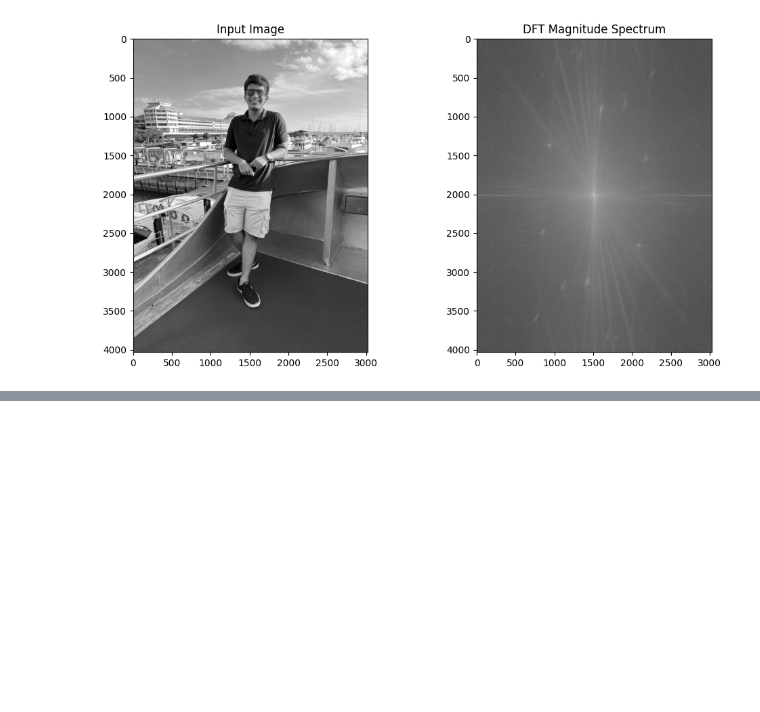
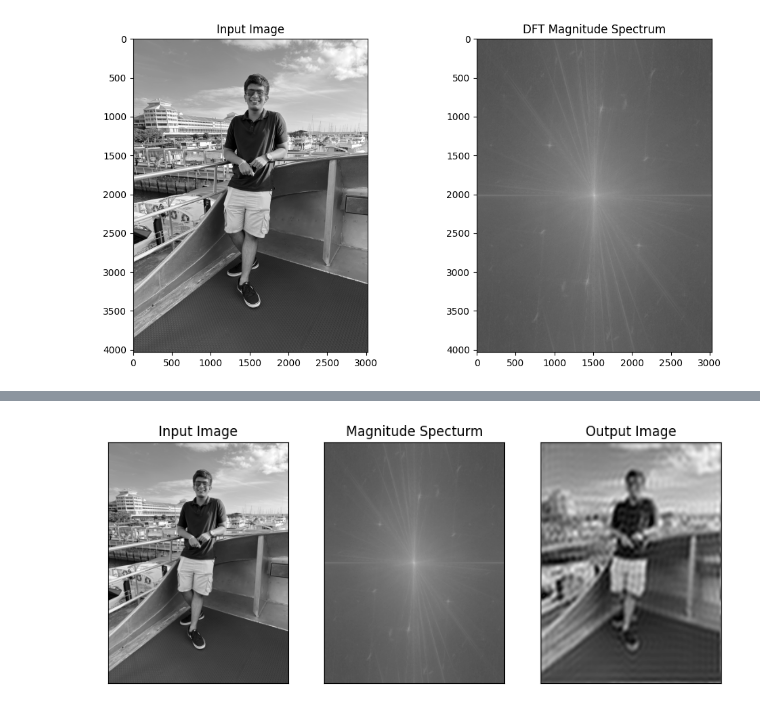
Before and after one commit to AnirbaanGhatak/Image-Processing, a Jupyter notebook: ipxp.ipynb, the cells around one changed output, grey strips where cells are left out. Cells and saved outputs as stored; diff of their text form; code cells hidden in the pictures; blank space fills up the shorter version.

```diff
--- a/ipxp.ipynb
+++ b/ipxp.ipynb
@@ -139,0 +77,42 @@ IndexError: too many indices for array: array is 2-dimensional, but 3 were index
+# %%
+import numpy as np
+import cv2
+from matplotlib import pyplot as plt
+
+# read the input image
+# you can specify the path to image
+image = cv2.imread("IMG_2458.jpg", cv2.IMREAD_GRAYSCALE)
+
+magnitude_spectrum = 20 * np.log(cv2.magnitude(dft_shift[:, :, 0], dft_shift[:, :, 1]))
+
+# calculating the discrete Fourier transform
+DFT = cv2.dft(np.float32(image), flags=cv2.DFT_COMPLEX_OUTPUT)
+
+# reposition the zero-frequency component to the spectrum's middle
+shift = np.fft.fftshift(DFT)
+row, col = image.shape
+center_row, center_col = row // 2, col // 2
+
+# create a mask with a centered square of 1s
+mask = np.zeros((row, col, 2), np.uint8)
+mask[center_row - 30:center_row + 30, center_col - 30:center_col + 30] = 1
+
+# put the mask and inverse DFT in place.
+fft_shift = shift * mask
+fft_ifft_shift = np.fft.ifftshift(fft_shift)
+imageThen = cv2.idft(fft_ifft_shift)
+
+# calculate the magnitude of the inverse DFT
+imageThen = cv2.magnitude(imageThen[:,:,0], imageThen[:,:,1])
+
+# visualize the original image and the magnitude spectrum
+plt.figure(figsize=(10,10))
+plt.subplot(131), plt.imshow(image, cmap='gray')
+plt.title('Input Image'), plt.xticks([]), plt.yticks([])
+plt.subplot(132), plt.imshow(magnitude_spectrum, cmap='gray')
+plt.title('Magnitude Specturm'), plt.xticks([]), plt.yticks([])
+plt.subplot(133), plt.imshow(imageThen, cmap='gray')
+plt.title('Output Image'), plt.xticks([]), plt.yticks([])
+plt.show()
+# %% [output]
+[figure, added]
```
Also changed, not shown: parts of 12 cells of this notebook, 1 other file.
